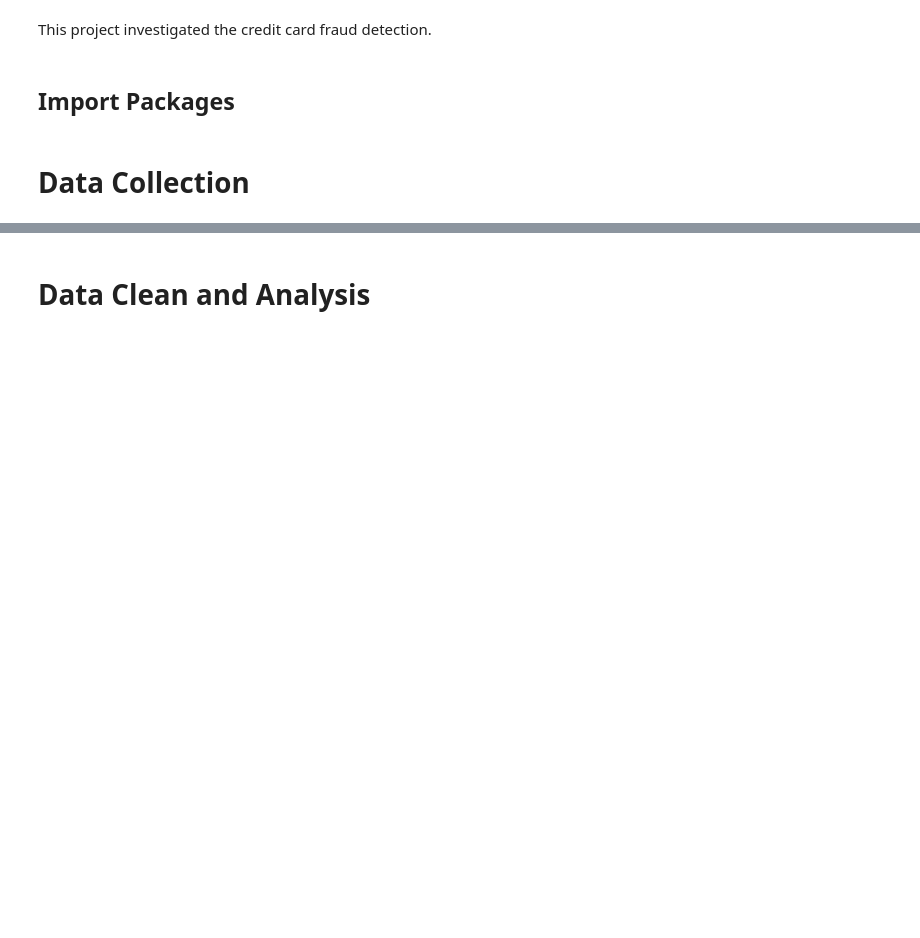
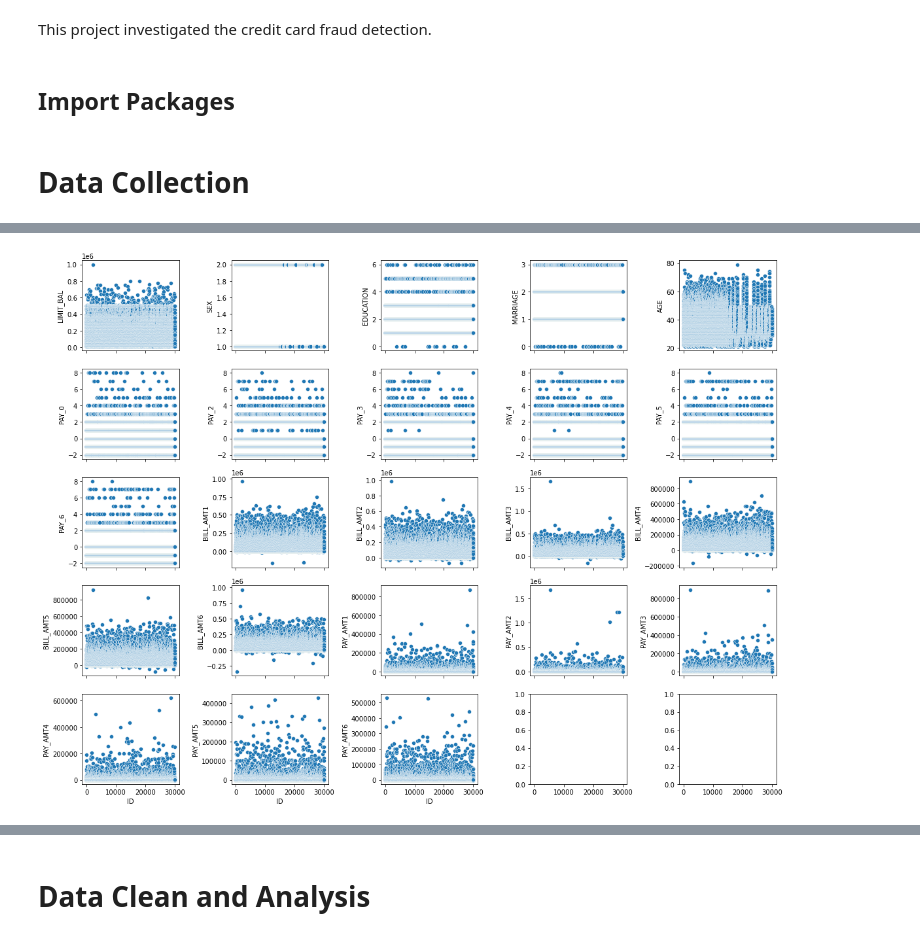
Before and after one commit to ghcn345/Credit-Card-Default-Prediction, a Jupyter notebook: project_CCFraud.ipynb, the cells around one changed output, grey strips where cells are left out. Cells and saved outputs as stored; diff of their text form; code cells hidden in the pictures; blank space fills up the shorter version.

```diff
--- a/project_CCFraud.ipynb
+++ b/project_CCFraud.ipynb
@@ -61,0 +71,12 @@ df.head()
+# %%
+col = ['LIMIT_BAL', 'SEX', 'EDUCATION', 'MARRIAGE', 'AGE', 'PAY_0',
+       'PAY_2', 'PAY_3', 'PAY_4', 'PAY_5', 'PAY_6', 'BILL_AMT1', 'BILL_AMT2',
+       'BILL_AMT3', 'BILL_AMT4', 'BILL_AMT5', 'BILL_AMT6', 'PAY_AMT1',
+       'PAY_AMT2', 'PAY_AMT3', 'PAY_AMT4', 'PAY_AMT5', 'PAY_AMT6']
+# %%
+fig, axes = plt.subplots(5,5, sharex=True, figsize=(16,12))
+for ax, c in zip(axes.flat, col):
+    sns.scatterplot(data=df, x='ID', y=c, ax=ax)
+plt.tight_layout()
+# %% [output]
+[figure, added]
```
Also changed, not shown: parts of 37 cells of this notebook, 1 other file.
